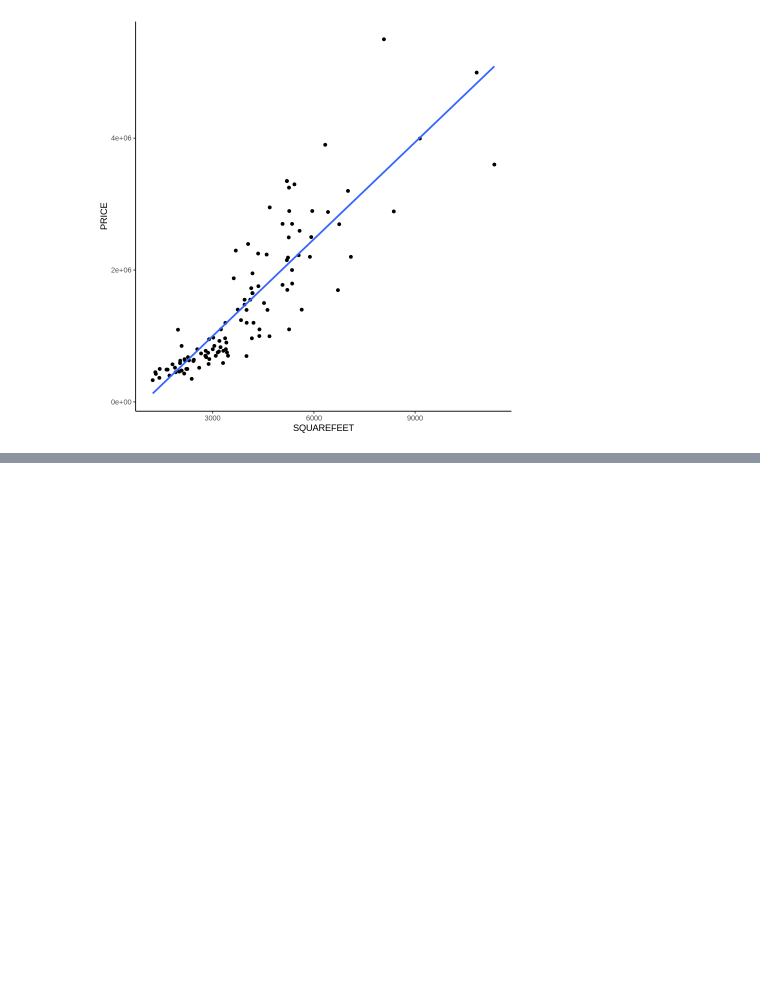
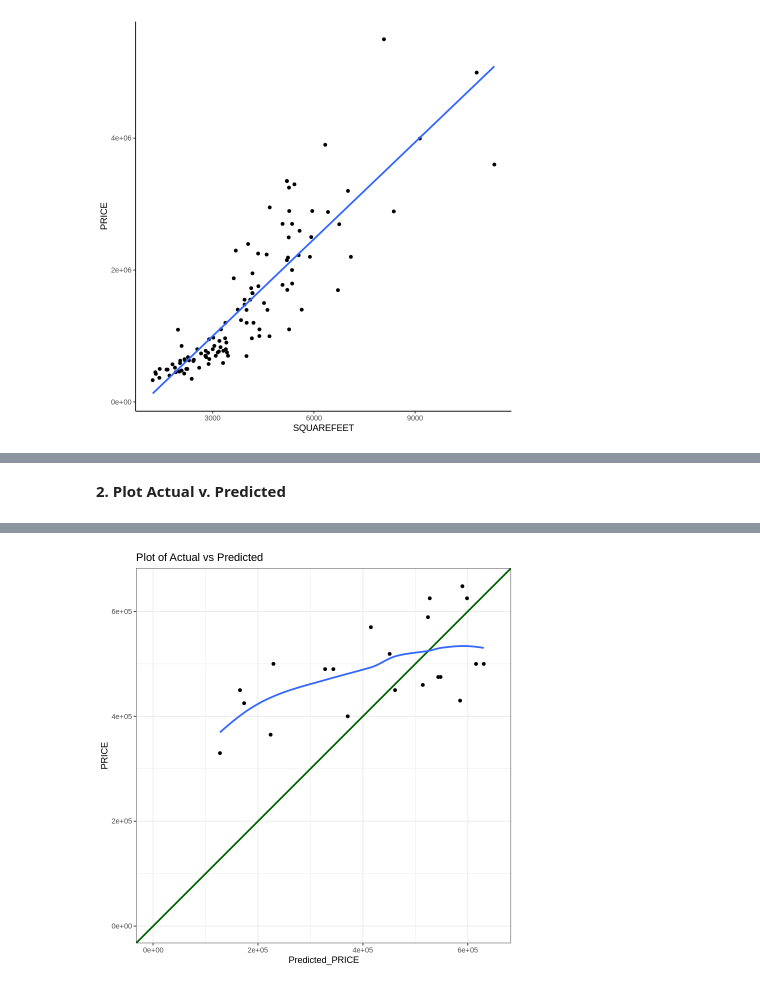
Before and after one commit to celacarney/Linear-Algebra-Projects, a Jupyter notebook: EdinaHomePrices.ipynb, the cells around one changed output, grey strips where cells are left out. Saved outputs shown, nothing was run; the diff lists cells and outputs as text; code cells hidden in the pictures; blank space fills up the shorter version.

```diff
--- a/EdinaHomePrices.ipynb
+++ b/EdinaHomePrices.ipynb
@@ -51,0 +106,18 @@ ggplot(data=EdinaHomePrices, aes(x=SQUAREFEET,y=PRICE)) +
+# %% [markdown]
+**2. Plot Actual v. Predicted**
+# %%
+#Scatterplot with simple linear regression line
+ggplot(data=EdinaHomePrices_with_Predicted, aes(x=Predicted_PRICE, y=PRICE)) +
+  geom_point() +    #adding the points to the plot
+  geom_abline(intercept = 0, slope = 1, col="darkgreen", size=1) +   # adding a y=x reference line
+  geom_smooth(method='loess', formula = y ~ x, se=FALSE) +  #adding a loess smoother to identify patterns
+
+  # Deal with scaling the plot appropriately
+  coord_fixed(ratio = 1) +    # Force the plot to be square, i.e. aspect ratio = 1
+  xlim(0,650000) +            # Set the limits on the x-axis (should match the y-axis)
+  ylim(0,650000) +            # Set the limits on the y-axis (should match the x-axis)
+
+  ggtitle("Plot of Actual vs Predicted") +   #Add a title to the plot
+
+  theme_bw()
+# %% [output]
@@ -51,0 +128 @@ ggplot(data=EdinaHomePrices, aes(x=SQUAREFEET,y=PRICE)) +
+[figure, added]
```
Also changed, not shown: parts of 13 cells of this notebook.
